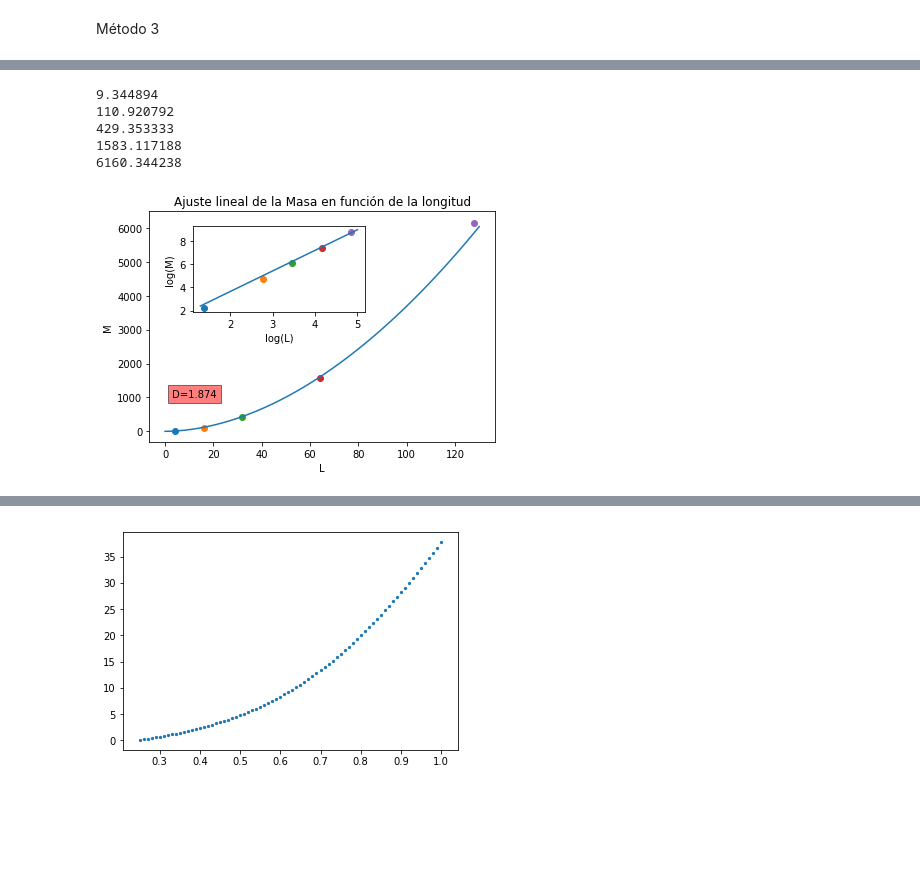
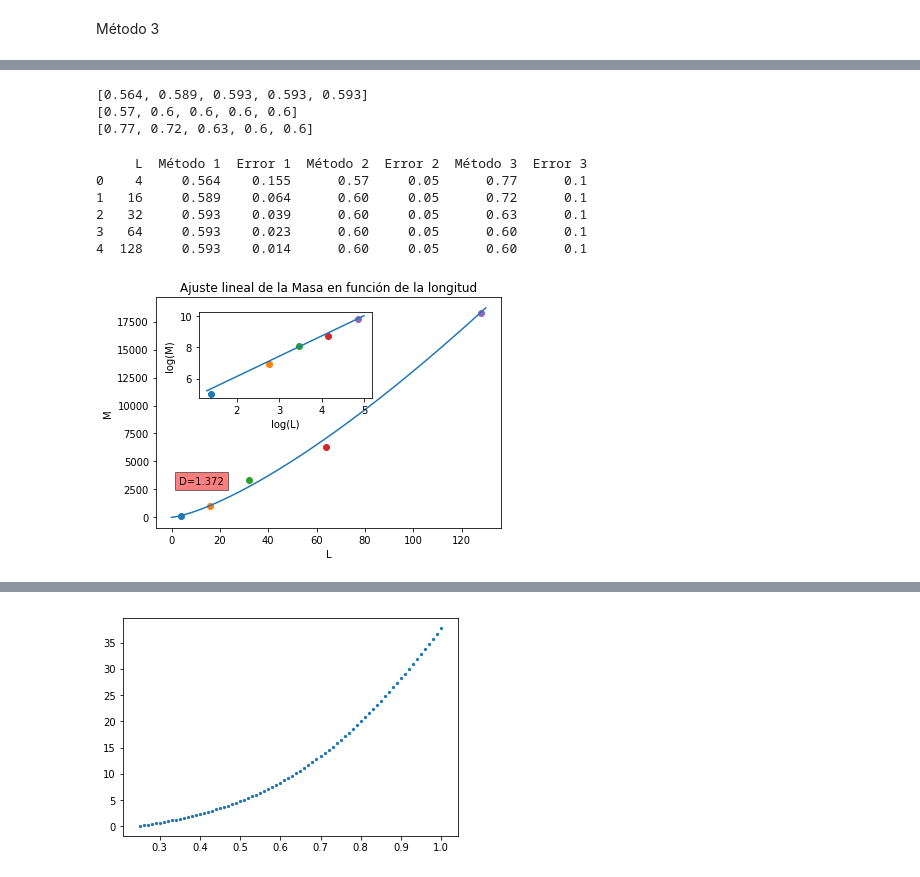
Before and after one commit to Luciousboy/computacional, a Jupyter notebook: graficador.ipynb, the cells around one changed output, grey strips where cells are left out. Saved outputs shown, nothing was run; the diff lists cells and outputs as text; code cells hidden in the pictures; blank space fills up the shorter version.

```diff
--- a/graficador.ipynb
+++ b/graficador.ipynb
@@ -143,11 +140,9 @@ for j,l in enumerate(L):
             if largo > 1: #esto lo hice para evitar las filas de los 'x00'
                 probabilidad_L.append(float(datos[0]));
 
-                if (str(datos[1]) != 'nan'):
-                    fz_percolante_L.append(float(datos[1])); #aca hay que tener cuidado con la probabilidad percolante, xq aparece NaN
 
-                percola_L.append(float(datos[2]));
-                ns_L.append([float (i) for i in datos[3:]]);
+                percola_L.append(float(datos[1]));
+                ns_L.append([float (i) for i in datos[2:]]);
                 h=h+1;
         print (h);
     prob_total.append(probabilidad_L)
@@ -168,23 +163,21 @@ Método 2
 #promedio para cada L
 #grafiquemos
 #promedio para cada L
-with open (myFolder+'/datos_ej2/Ej2y3_L='+l+'.txt', 'r') as mf:
-        myfile=mf.read()
-        datos = [float(i) for i in myfile.split(' ')[:-3] if i.strip()];
-name1='FpvsP'
+name1='FvsP'
 
 plt.figure()
 plt.legend(bbox_to_anchor=(0., 1.02, 1., .102), loc=3,
            ncol=2, mode="expand", borderaxespad=0.)
-PC=[]
+pc_L2=[]
 arg_p=[]
 error=[]
 for i,l in enumerate(L):
     k=0
     while percola_tot[i][k]<0.5:
         k+=1
-    pc=(prob_total[i][k-1]+prob_total[i][k])/2
-    PC.append(pc)
+    pc=(prob_total[i][k])
+        #+prob_total[i][k])/2
+    pc_L2.append([l,pc,0.05])
     arg_p.append(k)
     error.append((prob_total[i][k]-prob_total[i][k-1])/2)
     plt.scatter(prob_total[i],percola_tot[i],s=5,label="L="+l);
@@ -201,7 +194,7 @@ plt.ylabel('F(P)')
 plt.savefig(name1+'_'+l+'.png')
 plt.show()
 
-print('los p criticos son:', PC)
+print('los p criticos son:', pc_L2)
 print('y sus errores:', error)
 # %% [output]
 No handles with labels found to put in legend.
@@ -313,38 +254,65 @@ for j in range(0,len(Resultados)):
+# %%
+print([round(i[1],3) for i in pc_L])
+print([round(i[1],3) for i in pc_L2])
+print([round(i[1],3) for i in pc_L3])
+# %% [output]
+[0.564, 0.589, 0.593, 0.593, 0.593]
+[0.57, 0.6, 0.6, 0.6, 0.6]
+[0.77, 0.72, 0.63, 0.6, 0.6]
+# %%
+import pandas as pd
+
+info = pd.DataFrame({"L":L,"Método 1":[round(i[1],3) for i in pc_L],"Error 1":[round(i[2],3) for i in pc_L],"Método 2":[round(i[1],3) for i in pc_L2],"Error 2":[round(i[2],3) for i in pc_L2],"Método 3":[round(i[1],3) for i in pc_L3],"Error 3":[round(i[2],3) for i in pc_L3]},columns=['L','Método 1','Error 1','Método 2','Error 2','Método 3','Error 3'])
+print(info)
+# %% [output]
+     L  Método 1  Error 1  Método 2  Error 2  Método 3  Error 3
+0    4     0.564    0.155      0.57     0.05      0.77      0.1
+1   16     0.589    0.064      0.60     0.05      0.72      0.1
+2   32     0.593    0.039      0.60     0.05      0.63      0.1
+3   64     0.593    0.023      0.60     0.05      0.60      0.1
+4  128     0.593    0.014      0.60     0.05      0.60      0.1
 # %%
+p0=['04','05','05','056','057','058' ]
 
 
 fig = plt.figure()
 
 axes1 = fig.add_axes([0.1, 0.1, 0.8, 0.8]) # main axes
 axes2 = fig.add_axes([0.2, 0.55, 0.4, 0.3]) # inset axes
+logL=[]
+logM=[]
+for i,l in enumerate(L):
+    with open (myFolder+'/datos_ej2y3/Ej2y3_L='+l+'_p0='+p0[i]+'.txt', 'r') as myfile:
 
-for i,l in enumerate(L):
+        probabilidad_L = [];
+        fz_percolante_L =[];
+        percola_L = [];
+        h=0;
+        for myline in myfile: # For each line, stored as myline,
+            datos = [i for i in myline.split(' ') if i.strip()];
+            probabilidad_L.append(float(datos[0]))
+            fz_percolante_L.append(float(datos[1]))
 
-    pc=PC[i]
-    arg=arg_p[i]
-    M=fz_perc_total[i][arg]
-    print(M)
-    axes1.scatter(float(l),M)
-    axes2.scatter(np.log(float(l)),np.log(M))
+        pc=PC[i]
 
-    logL.append(np.log(float(l)))
-    logM.append(np.log(M))
+        arg=probabilidad_L.index(pc)
+        M=fz_percolante_L[arg]
+        axes1.scatter(float(l),M)
+        axes2.scatter(math.log(float(l)),math.log(M))
+
+        logL.append(np.log(float(l)))
+        logM.append(np.log(M))
 [m,b]=np.polyfit(logL,logM,1)
 axes1.plot(np.linspace(0,130),np.exp(b)*np.linspace(0,130)**m)
-axes1.text(3,1000,'D='+str(round(m,3)),bbox=dict(facecolor='red', alpha=0.5))
+axes1.text(3,3000,'D='+str(round(m,3)),bbox=dict(facecolor='red', alpha=0.5))
 #axes1.title('Distribución')
 axes2.set_xlabel("log(L)")
 axes2.set_ylabel("log(M)")
 
 axes2.plot(np.linspace(1.3,5),m*np.linspace(1.5,5)+b)
 axes1.set_xlabel("L")
 axes1.set_ylabel("M")
 axes1.set_title('Ajuste lineal de la Masa en función de la longitud')
 plt.show()
 # %% [output]
-9.344894
-110.920792
-429.353333
-1583.117188
-6160.344238
-[figure, old version]
+[figure, new version]
```
Also changed, not shown: parts of 9 cells of this notebook.
